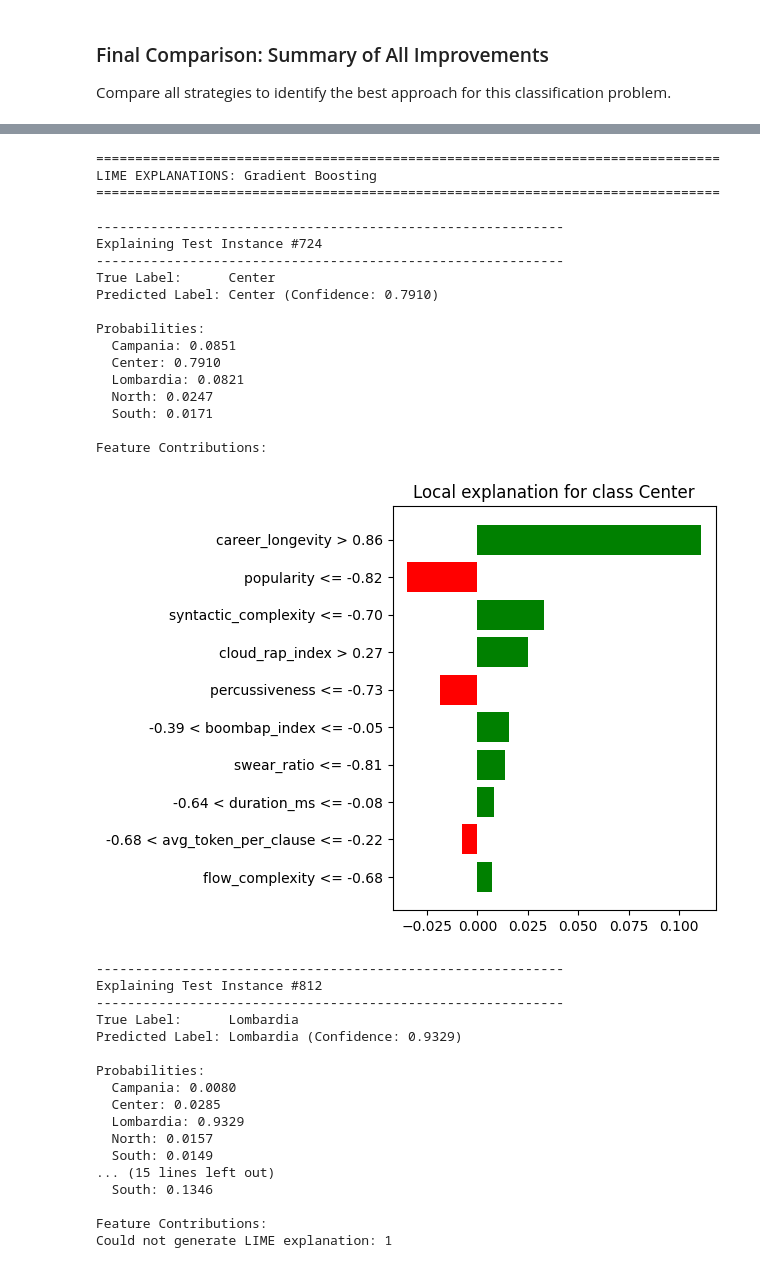
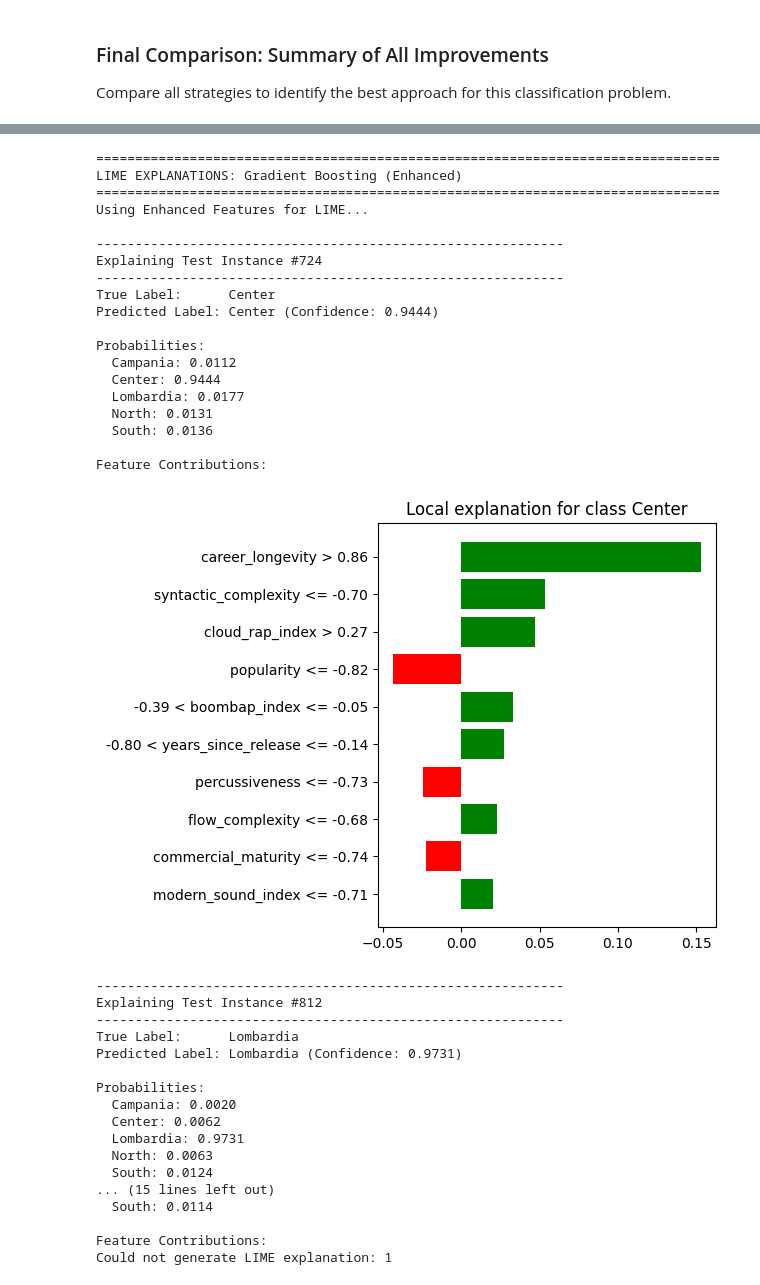
Before and after one commit to DGabri/data_mining_unipi, a Jupyter notebook: task_3/classification.ipynb, the cells around one changed output, grey strips where cells are left out. Drawn from its saved outputs; the diff is of its cells as text; code cells hidden in the pictures.

```diff
--- a/task_3/classification.ipynb
+++ b/task_3/classification.ipynb
@@ -678,6 +705,8 @@ X_train_enh_scaled = scaler_enh.fit_transform(X_train_enh)
 X_test_enh_scaled = scaler_enh.transform(X_test_enh)
 
 # Apply SMOTE balancing
+from imblearn.over_sampling import SMOTE
+smote = SMOTE(random_state=42)
 X_train_enh_balanced, y_train_enh_balanced = smote.fit_resample(X_train_enh_scaled, y_train_enh)
 
 # Train Gradient Boosting with enhanced features
@@ -1304,11 +1275,25 @@ print("=" * 80)
 print(f"LIME EXPLANATIONS: {best_model_name}")
 print("=" * 80)
 
+# Determine which dataset and features to use based on the best model
+if "Enhanced" in best_model_name:
+    print("Using Enhanced Features for LIME...")
+    X_train_lime = X_train_enh_scaled
+    X_test_lime = X_test_enh_scaled
+    feature_names_lime = X_5_enhanced.columns.tolist()
+    y_test_lime = y_test_enh
+else:
+    print("Using Original Features for LIME...")
+    X_train_lime = X_train_5_scaled
+    X_test_lime = X_test_5_scaled
+    feature_names_lime = features_5
+    y_test_lime = y_test_5
+
 # 1. Initialize LIME Explainer
 # ---------------------------------------
 explainer_lime = lime.lime_tabular.LimeTabularExplainer(
-    training_data=X_train_5_scaled,
-    feature_names=features_5,
+    training_data=X_train_lime,
+    feature_names=feature_names_lime,
     class_names=le_5.classes_,
     mode='classification',
     verbose=False
@@ -1318,7 +1303,7 @@ explainer_lime = lime.lime_tabular.LimeTabularExplainer(
 # ---------------------------------------
 np.random.seed(42)
 # Select 3 random instances from test set
-indices = np.random.choice(X_test_5_scaled.shape[0], 3, replace=False)
+indices = np.random.choice(X_test_lime.shape[0], 3, replace=False)
 
 for i in indices:
     print(f"\n{'-'*60}")
@@ -1326,11 +1311,11 @@ for i in indices:
     print(f"{'-'*60}")
 
     # Get true label
-    true_label_idx = y_test_5.iloc[i] if hasattr(y_test_5, 'iloc') else y_test_5[i]
+    true_label_idx = y_test_lime.iloc[i] if hasattr(y_test_lime, 'iloc') else y_test_lime[i]
     true_label = le_5.classes_[true_label_idx]
 
     # Get model prediction
-    pred_prob = best_model.predict_proba(X_test_5_scaled[i].reshape(1, -1))[0]
+    pred_prob = best_model.predict_proba(X_test_lime[i].reshape(1, -1))[0]
     pred_label_idx = np.argmax(pred_prob)
     pred_label = le_5.classes_[pred_label_idx]
 
@@ -1341,56 +1326,57 @@ for i in indices:
         print(f"  {cls_name}: {pred_prob[cls_idx]:.4f}")
 
     # Generate explanation
     try:
         exp = explainer_lime.explain_instance(
-            X_test_5_scaled[i],
+            X_test_lime[i],
             best_model.predict_proba,
             num_features=10,
             top_labels=1
         )
 
         # Show plot
         print("\nFeature Contributions:")
         exp.as_pyplot_figure()
         plt.tight_layout()
         plt.show()
 
     except Exception as e:
         print(f"Could not generate LIME explanation: {e}")
 # %% [output]
 ================================================================================
-LIME EXPLANATIONS: Gradient Boosting
+LIME EXPLANATIONS: Gradient Boosting (Enhanced)
 ================================================================================
+Using Enhanced Features for LIME...
 
 ------------------------------------------------------------
 Explaining Test Instance #724
 ------------------------------------------------------------
 True Label:      Center
-Predicted Label: Center (Confidence: 0.7910)
+Predicted Label: Center (Confidence: 0.9444)
 
 Probabilities:
-  Campania: 0.0851
-  Center: 0.7910
-  Lombardia: 0.0821
-  North: 0.0247
-  South: 0.0171
+  Campania: 0.0112
+  Center: 0.9444
+  Lombardia: 0.0177
+  North: 0.0131
+  South: 0.0136
 
 Feature Contributions:
-[figure, old version]
+[figure, new version]
 ------------------------------------------------------------
 Explaining Test Instance #812
 ------------------------------------------------------------
 True Label:      Lombardia
-Predicted Label: Lombardia (Confidence: 0.9329)
+Predicted Label: Lombardia (Confidence: 0.9731)
 
 Probabilities:
-  Campania: 0.0080
-  Center: 0.0285
-  Lombardia: 0.9329
-  North: 0.0157
-  South: 0.0149
+  Campania: 0.0020
+  Center: 0.0062
+  Lombardia: 0.9731
+  North: 0.0063
+  South: 0.0124
 ... (15 lines left out)
-  South: 0.1346
+  South: 0.0114
 
 Feature Contributions:
 Could not generate LIME explanation: 1
```
Also changed, not shown: parts of 27 cells of this notebook.
